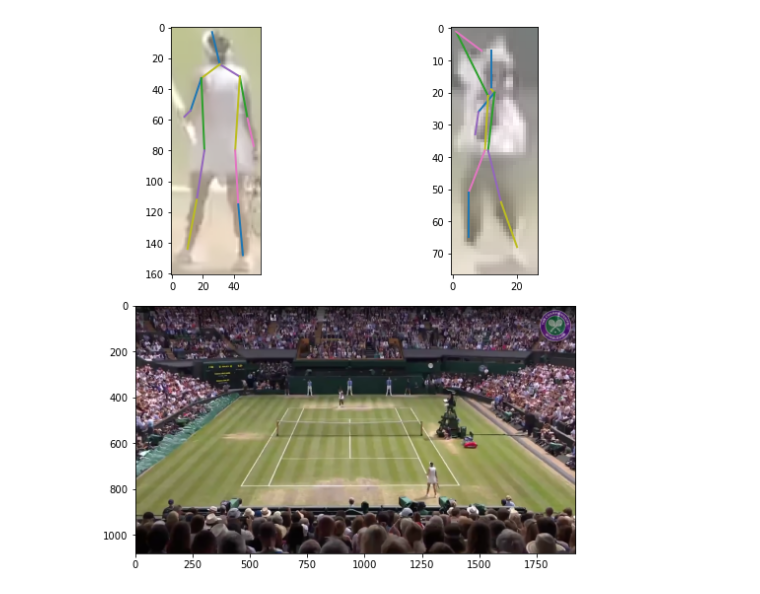
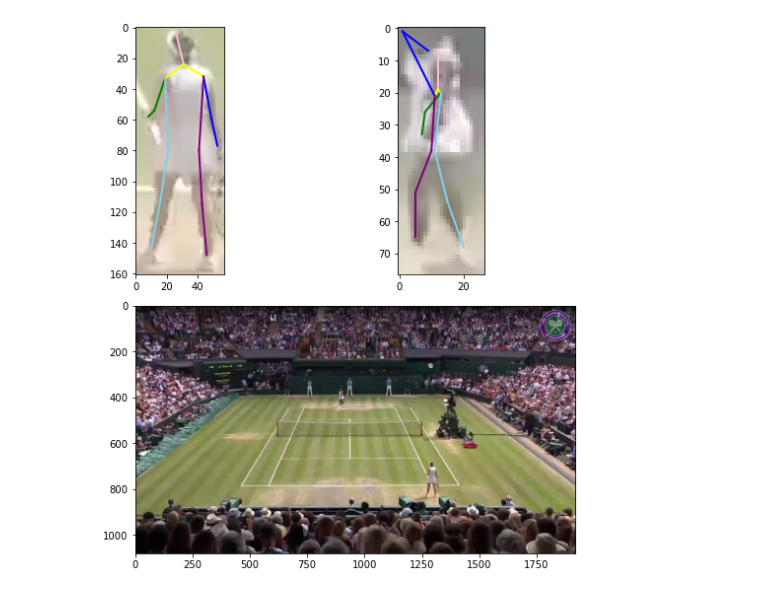
Before and after one commit to carlotapares/CS348K_FinalProject, a Jupyter notebook: src/Helper.ipynb, the cells around one changed output. Cells and saved outputs as stored; diff of their text form; code cells hidden in the pictures.

```diff
--- a/src/Helper.ipynb
+++ b/src/Helper.ipynb
@@ -43,6 +46,18 @@ def plot_frame_from_youtube_video(frame_no):
             else:
                 print('No frame obtained. Rerun code.')
     return None
+# %%
+def plot_frame_from_local_video(frame_no):
+    cap = cv2.VideoCapture(FILE.split('pose')[0] + 'mp4')
+    cap.set(cv2.CAP_PROP_POS_FRAMES, frame_no)
+    ret, frame = cap.read()
+    if ret:
+        plt.imshow(cv2.cvtColor(frame, cv2.COLOR_BGR2RGB))
+        return frame
+        #plt.show()
+    else:
+        print('No frame obtained. Rerun code.')
+        return None
 # %%
 def plot_pose(data):
     keypoints = data['pose'][0]
@@ -77,16 +92,19 @@ def plot_poses_in_frame(poses_p1, poses_p2, frame_no):
     plt.figure(figsize=(8,8))
 
     # Plot main image
-    plt.subplot(2, 1, 2)
+    ax1 = plt.subplot(2, 1, 2)
+    ax1.set_anchor('W')
 
-    frame = plot_frame_from_youtube_video(frame_no)
+    #frame = plot_frame_from_youtube_video(frame_no)
+    frame = plot_frame_from_local_video(frame_no)
     if frame is None:
         plt.close()
         return
 
     # Plot player 1
 
-    plt.subplot(2, 2, 1)
+    ax2 = plt.subplot(2, 2, 1)
+    ax2.set_anchor('W')
     keypoints = poses_p1['pose'][0]
     x,y,w,h = list(map(int, poses_p1['xywh']))
     plt.imshow(cv2.cvtColor(frame[y:y+h,x:x+w,:], cv2.COLOR_BGR2RGB),alpha=0.6)
@@ -95,16 +113,17 @@ def plot_poses_in_frame(poses_p1, poses_p2, frame_no):
         ind_1 = PoseTrack_COCO_Keypoint_Ordering.index(joint_pair[0])
         ind_2 = PoseTrack_COCO_Keypoint_Ordering.index(joint_pair[1])
 
-        color = COLOR_DICT[joint_pair[2]]
+        color = joint_pair[2]
         x1, y1, _ = keypoints[ind_1]
         x2, y2, _ = keypoints[ind_2]
 
-        plt.plot([x1-x, x2-x], [y1-y, y2-y], [tuple(ti/255 for ti in color)], linewidth=2)
+        plt.plot([x1-x, x2-x], [y1-y, y2-y], c=color, linewidth=2)
 
 
     # Plot player 2
 
-    plt.subplot(2, 2, 2)
+    ax3 = plt.subplot(2, 2, 2)
+    ax3.set_anchor('W')
     keypoints = poses_p2['pose'][0]
     x,y,w,h = list(map(int, poses_p2['xywh']))
     plt.imshow(cv2.cvtColor(frame[y:y+h,x:x+w,:], cv2.COLOR_BGR2RGB),alpha=0.6)
@@ -113,11 +132,11 @@ def plot_poses_in_frame(poses_p1, poses_p2, frame_no):
         ind_1 = PoseTrack_COCO_Keypoint_Ordering.index(joint_pair[0])
         ind_2 = PoseTrack_COCO_Keypoint_Ordering.index(joint_pair[1])
 
-        color = COLOR_DICT[joint_pair[2]]
+        color = joint_pair[2]
         x1, y1, _ = keypoints[ind_1]
         x2, y2, _ = keypoints[ind_2]
 
-        plt.plot([x1-x, x2-x], [y1-y, y2-y], [tuple(ti/255 for ti in color)], linewidth=2)
+        plt.plot([x1-x, x2-x], [y1-y, y2-y], c=color, linewidth=2)
 
     plt.tight_layout()
     plt.show()
@@ -124,6 +192,5 @@ def plot_poses_in_frame(poses_p1, poses_p2, frame_no):
 # %%
-plot_poses_in_frame(f['person'][0][1][0],
-          f['person'][0][1][1],
-          frame_no=f['person'][0][0])
+POSE_NUM = 0
+plot_poses_in_frame(f['person'][POSE_NUM][1][0], f['person'][POSE_NUM][1][1],frame_no=f['person'][POSE_NUM][0])
 # %% [output]
-[figure, old version]
+[figure, new version]
```
Also changed, not shown: parts of 5 cells of this notebook, 1 other file.
